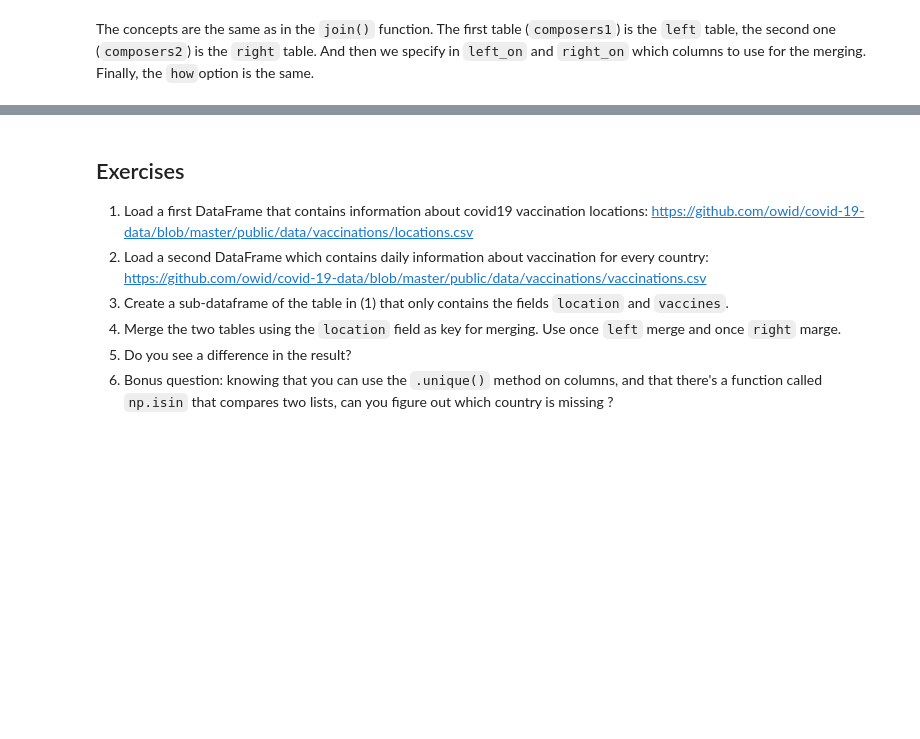
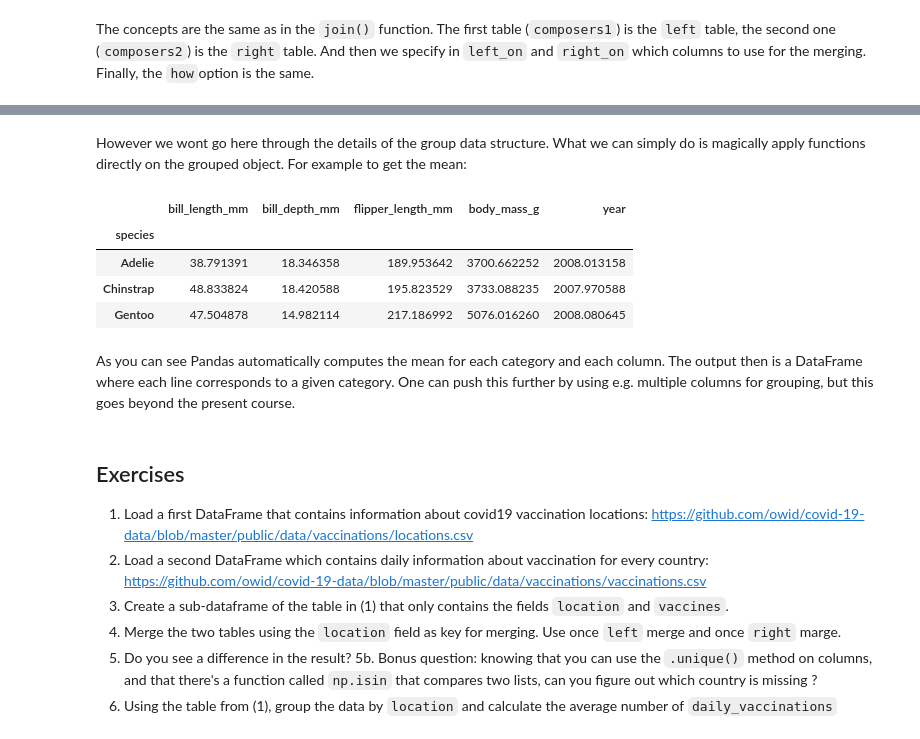
Before and after one commit to guiwitz/DAVPy, a Jupyter notebook: 09-Pandas_combine.ipynb, the cells around one changed output, grey strips where cells are left out. Cells and saved outputs as stored; diff of their text form; code cells hidden in the pictures; blank space fills up the shorter version.

````diff
--- a/09-Pandas_combine.ipynb
+++ b/09-Pandas_combine.ipynb
@@ -180,3 +235,15 @@
+# %% [markdown]
+However we wont go here through the details of the group data structure. What we can simply do is magically apply functions directly on the grouped object. For example to get the mean:
+# %%
+grouped_penguins.mean()
+# %% [output]
+|  | bill_length_mm | bill_depth_mm | flipper_length_mm | body_mass_g | year |
+| species |  |  |  |  |  |
+| Adelie | 38.791391 | 18.346358 | 189.953642 | 3700.662252 | 2008.013158 |
+| Chinstrap | 48.833824 | 18.420588 | 195.823529 | 3733.088235 | 2007.970588 |
+| Gentoo | 47.504878 | 14.982114 | 217.186992 | 5076.016260 | 2008.080645 |
+# %% [markdown]
+As you can see Pandas automatically computes the mean for each category and each column. The output then is a DataFrame where each line corresponds to a given category. One can push this further by using e.g. multiple columns for grouping, but this goes beyond the present course.
 # %% [markdown]
 ## Exercises
 
@@ -185,4 +252,5 @@
 3. Create a sub-dataframe of the table in (1) that only contains the fields ```location``` and ```vaccines```.
 4. Merge the two tables using the ```location``` field as key for merging. Use once ```left``` merge and once ```right``` marge.
 5. Do you see a difference in the result?
-6. Bonus question: knowing that you can use the ```.unique()``` method on columns, and that there's a function called ```np.isin``` that compares two lists, can you figure out which country is missing ?
+5b. Bonus question: knowing that you can use the ```.unique()``` method on columns, and that there's a function called ```np.isin``` that compares two lists, can you figure out which country is missing ?
+6. Using the table from (1), group the data by ```location``` and calculate the average number of ```daily_vaccinations```
````
Also changed, not shown: parts of 13 cells of this notebook.
